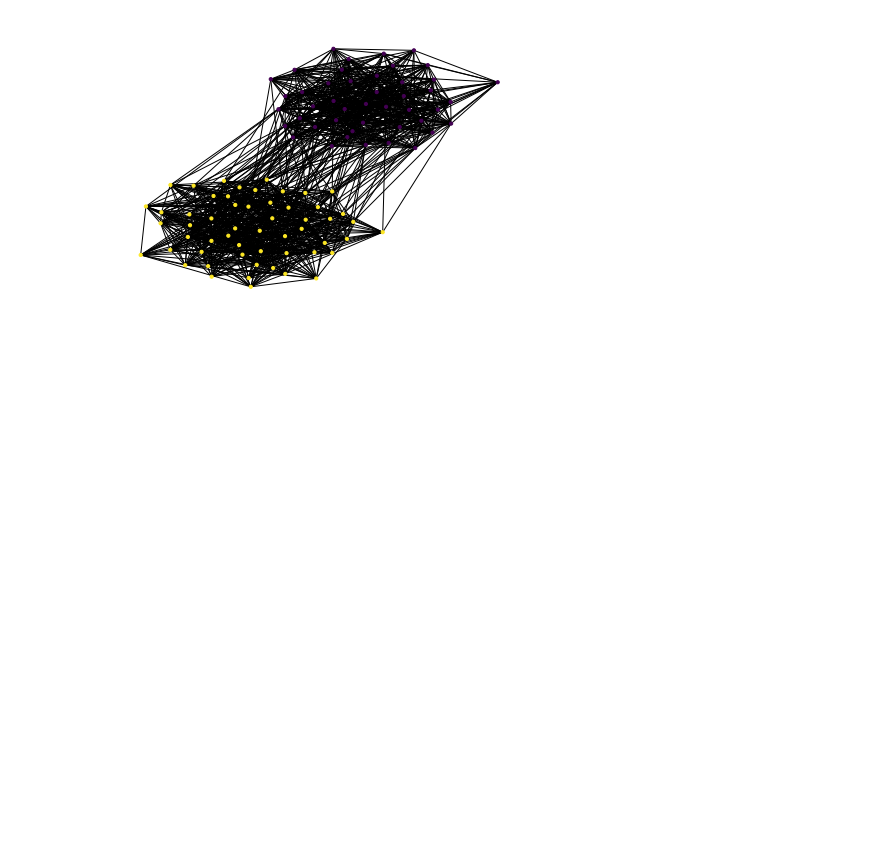
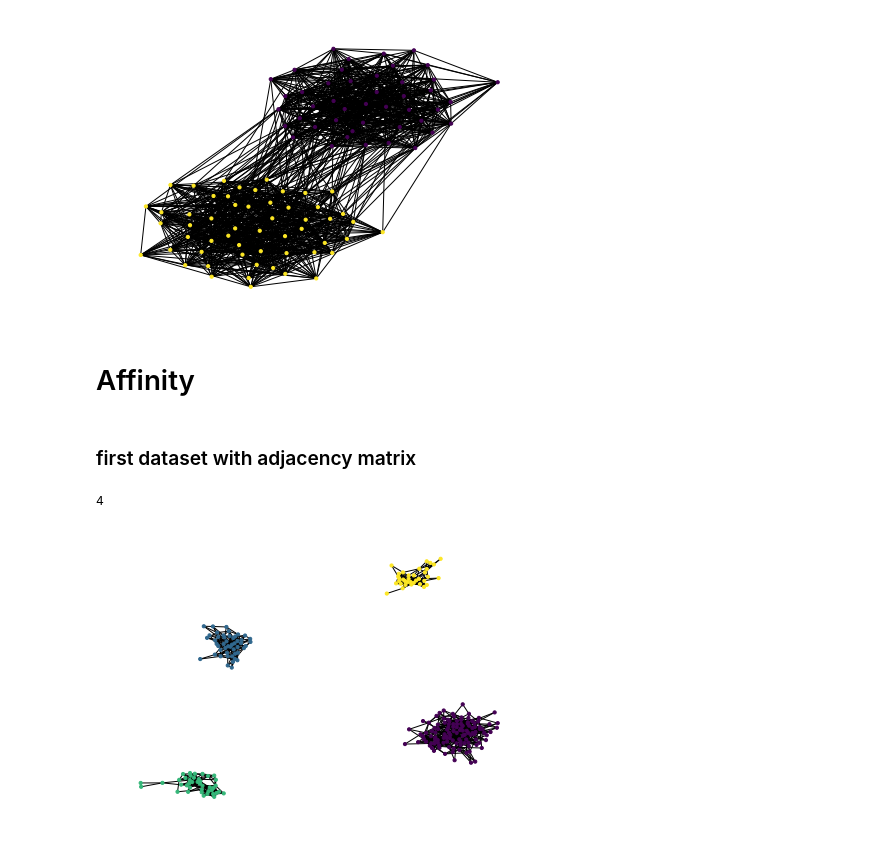
Before and after one commit to hu-yating/ID2222DataMining, a Jupyter notebook: H4/Homework4.ipynb, the cells around one changed output. Drawn from its saved outputs; the diff is of its cells as text; code cells hidden in the pictures; blank space fills up the shorter version.

Commit message:
affinity (doesn't make sense)

```diff
--- a/H4/Homework4.ipynb
+++ b/H4/Homework4.ipynb
@@ -214,3 +214,39 @@ nx.draw(graph2, node_size=10, node_color=labels2)
 plt.show()
 # %% [output]
 [figure]
+# %% [markdown]
+# Affinity
+# %% [markdown]
+### first dataset with adjacency matrix
+# %%
+import pandas as pd
+import networkx as nx
+import matplotlib.pyplot as plt
+import numpy as np
+from sklearn.cluster import KMeans
+from math import exp
+
+df = pd.read_csv('example1.dat', sep=",", header=None)
+graph = nx.from_pandas_edgelist(df,0,1)
+A = np.array(nx.adjacency_matrix(graph).todense())
+D = np.diag(np.sum(A, axis=1))
+Dsqrt = np.sqrt(D)
+Dfinal = np.linalg.inv(Dsqrt)
+L = np.dot(Dfinal,np.dot(A,Dfinal))
+eigenvalues, eigenvectors = np.linalg.eigh(L)
+lista = list(eigenvalues)
+k = len(lista) - 1 - np.argmax([x - lista[i - 1] for i, x in enumerate(lista)][1:])
+print(k)
+sel_eigen = eigenvectors[:,-k:]
+Y = []
+for i in sel_eigen:
+    div = np.linalg.norm(i)
+    Y.append(i/div)
+Yfinal = np.array(Y)
+clusters = KMeans(n_clusters=k).fit(Yfinal)
+labels = clusters.labels_
+nx.draw(graph, node_size=10, node_color=labels)
+plt.show()
+# %% [output]
+4
+[figure, added]
```
Also changed, not shown: parts of 6 cells of this notebook.
